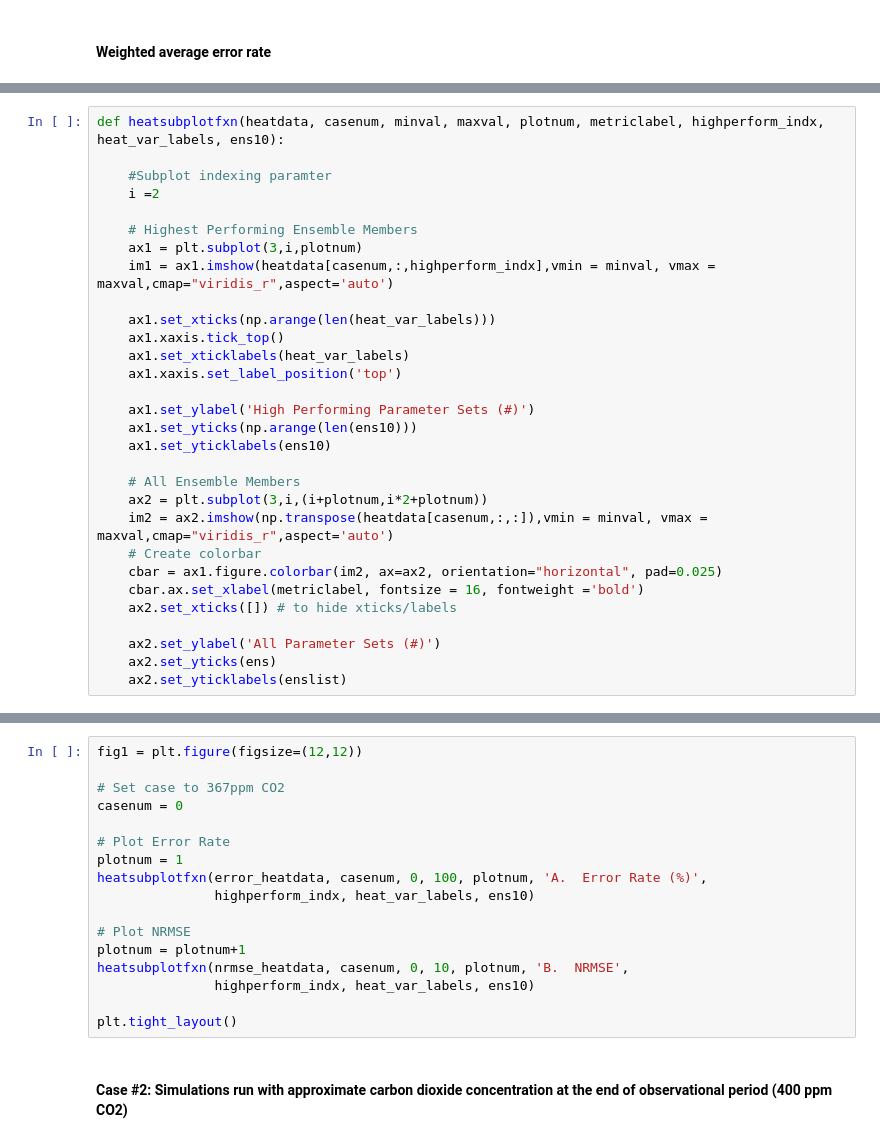
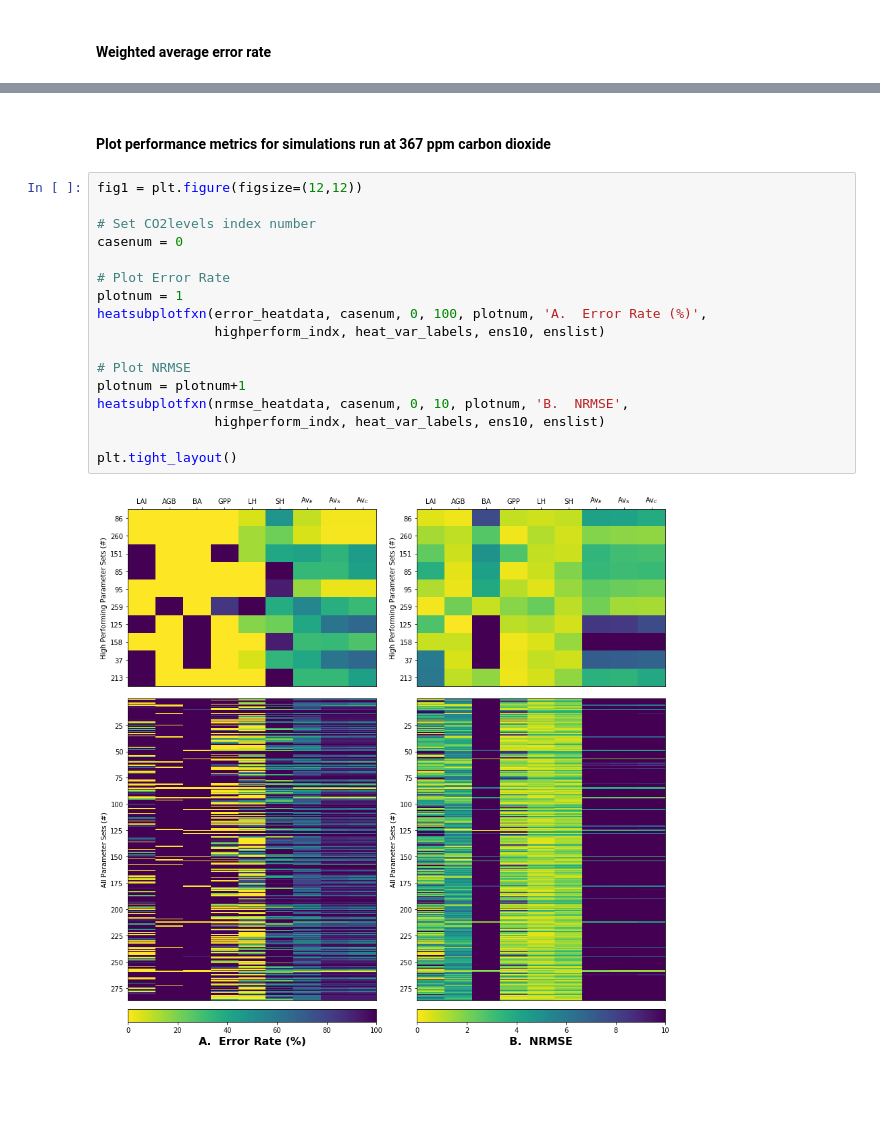
Before and after one commit to kovenock/FATES_Parameter_Selection, a Jupyter notebook: fates_parameter_ensemble_benchmarking_190703.ipynb, the cells around one changed output, grey strips where cells are left out. Saved outputs shown, nothing was run; the diff lists cells and outputs as text; blank space fills up the shorter version.

Commit message:
Commented weighted average and plots

```diff
--- a/fates_parameter_ensemble_benchmarking_190703.ipynb
+++ b/fates_parameter_ensemble_benchmarking_190703.ipynb
@@ -546,30 +604,0 @@ enslist = [str(x) for x in ens]
-# %%
-def heatsubplotfxn(heatdata, casenum, minval, maxval, plotnum, metriclabel, highperform_indx, heat_var_labels, ens10):
-
-    #Subplot indexing paramter
-    i =2
-
-    # Highest Performing Ensemble Members
-    ax1 = plt.subplot(3,i,plotnum)
-    im1 = ax1.imshow(heatdata[casenum,:,highperform_indx],vmin = minval, vmax = maxval,cmap="viridis_r",aspect='auto')
-
-    ax1.set_xticks(np.arange(len(heat_var_labels)))
-    ax1.xaxis.tick_top()
-    ax1.set_xticklabels(heat_var_labels)
-    ax1.xaxis.set_label_position('top')
-
-    ax1.set_ylabel('High Performing Parameter Sets (#)')
-    ax1.set_yticks(np.arange(len(ens10)))
-    ax1.set_yticklabels(ens10)
-
-    # All Ensemble Members
-    ax2 = plt.subplot(3,i,(i+plotnum,i*2+plotnum))
-    im2 = ax2.imshow(np.transpose(heatdata[casenum,:,:]),vmin = minval, vmax = maxval,cmap="viridis_r",aspect='auto')
-    # Create colorbar
-    cbar = ax1.figure.colorbar(im2, ax=ax2, orientation="horizontal", pad=0.025)
-    cbar.ax.set_xlabel(metriclabel, fontsize = 16, fontweight ='bold')
-    ax2.set_xticks([]) # to hide xticks/labels
-
-    ax2.set_ylabel('All Parameter Sets (#)')
-    ax2.set_yticks(ens)
-    ax2.set_yticklabels(enslist)
@@ -578,19 +618,21 @@ def heatsubplotfxn(heatdata, casenum, minval, maxval, plotnum, metriclabel, high
+# %% [markdown]
+#### Plot performance metrics for simulations run at 367 ppm carbon dioxide
 # %%
 fig1 = plt.figure(figsize=(12,12))
 
-# Set case to 367ppm CO2
+# Set CO2levels index number
 casenum = 0
 
 # Plot Error Rate
 plotnum = 1
 heatsubplotfxn(error_heatdata, casenum, 0, 100, plotnum, 'A.  Error Rate (%)',
-               highperform_indx, heat_var_labels, ens10)
+               highperform_indx, heat_var_labels, ens10, enslist)
 
 # Plot NRMSE
 plotnum = plotnum+1
 heatsubplotfxn(nrmse_heatdata, casenum, 0, 10, plotnum, 'B.  NRMSE',
-               highperform_indx, heat_var_labels, ens10)
+               highperform_indx, heat_var_labels, ens10, enslist)
 
 plt.tight_layout()
+# %% [output]
+[figure, added]
-# %% [markdown]
-#### Case #2: Simulations run with approximate carbon dioxide concentration at the end of observational period (400 ppm CO2)
```
Also changed, not shown: parts of 26 cells of this notebook.
